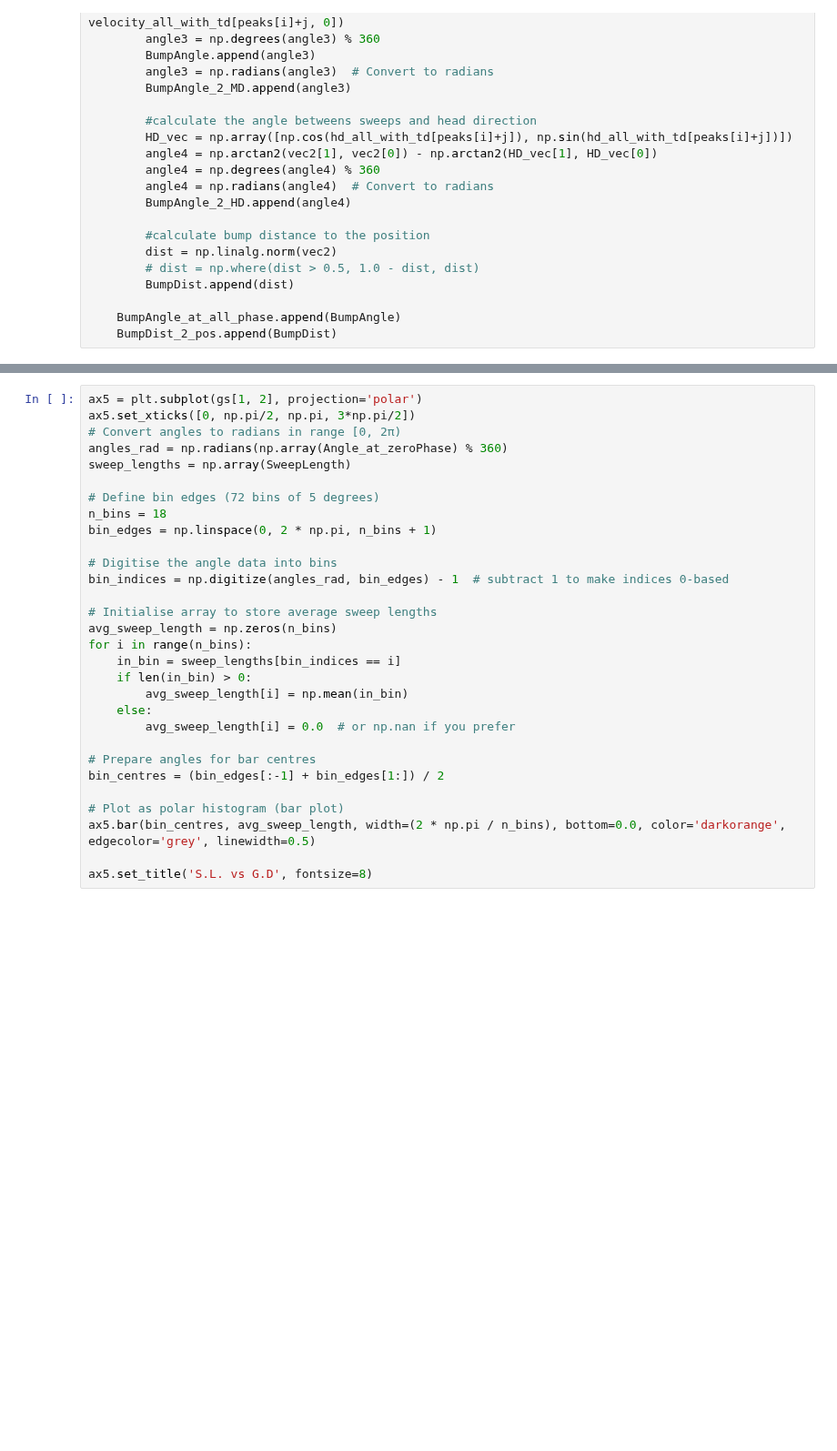
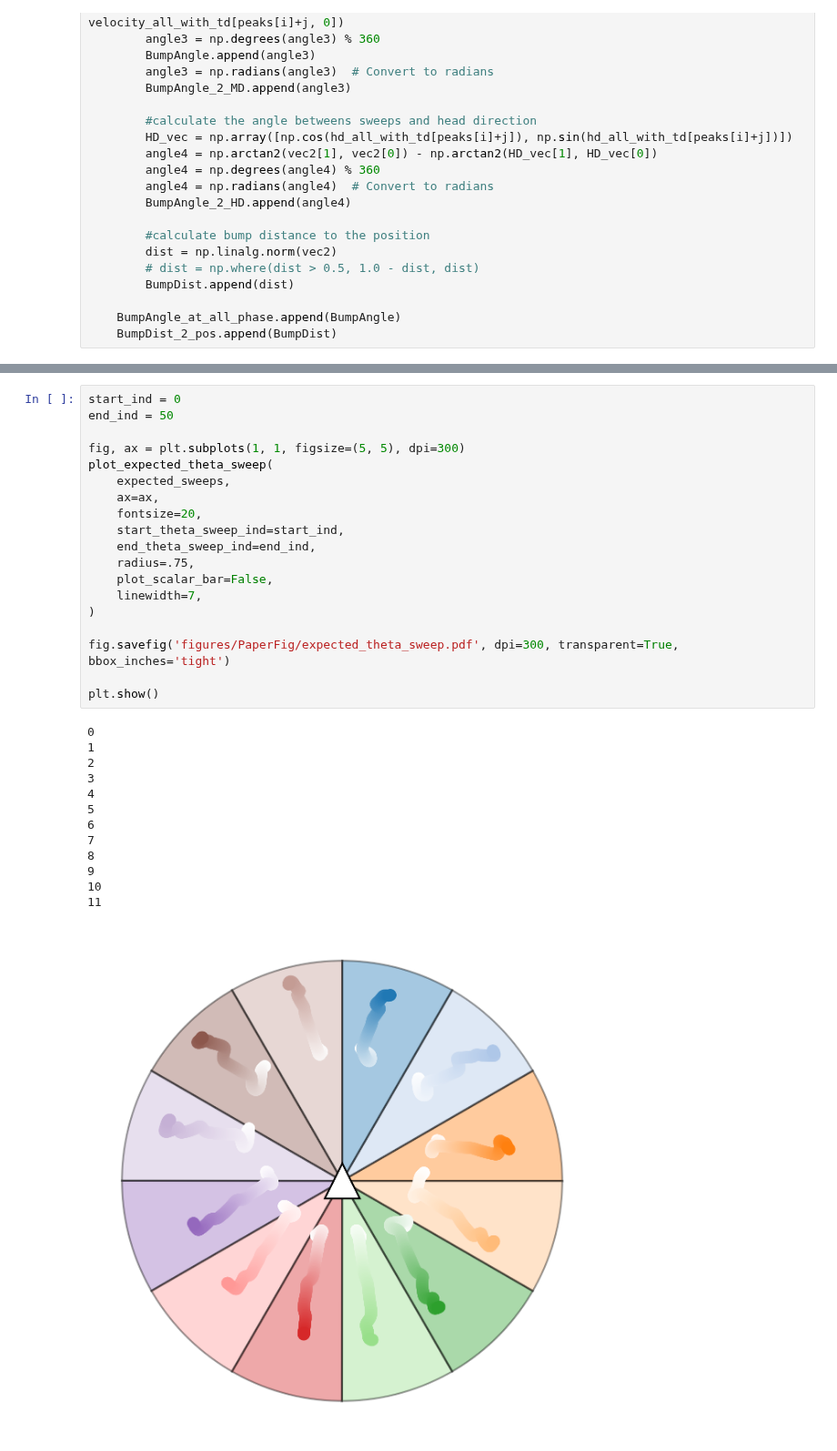
Before and after one commit to ZilongJi/HoneycombSweeps, a Jupyter notebook: full_simulation_my_version.ipynb, the cells around one changed output, grey strips where cells are left out. Shown at 91% size. Saved outputs shown, nothing was run; the diff lists cells and outputs as text; blank space fills up the shorter version.

```diff
--- a/full_simulation_my_version.ipynb
+++ b/full_simulation_my_version.ipynb
@@ -625,30 +689,33 @@ plt.show()
 # %%
-ax5 = plt.subplot(gs[1, 2], projection='polar')
-ax5.set_xticks([0, np.pi/2, np.pi, 3*np.pi/2])
-# Convert angles to radians in range [0, 2π)
-angles_rad = np.radians(np.array(Angle_at_zeroPhase) % 360)
-sweep_lengths = np.array(SweepLength)
+start_ind = 0
+end_ind = 50
 
-# Define bin edges (72 bins of 5 degrees)
-n_bins = 18
-bin_edges = np.linspace(0, 2 * np.pi, n_bins + 1)
+fig, ax = plt.subplots(1, 1, figsize=(5, 5), dpi=300)
+plot_expected_theta_sweep(
+    expected_sweeps,
+    ax=ax,
+    fontsize=20,
+    start_theta_sweep_ind=start_ind,
+    end_theta_sweep_ind=end_ind,
+    radius=.75,
+    plot_scalar_bar=False,
+    linewidth=7,
+)
 
-# Digitise the angle data into bins
-bin_indices = np.digitize(angles_rad, bin_edges) - 1  # subtract 1 to make indices 0-based
+fig.savefig('figures/PaperFig/expected_theta_sweep.pdf', dpi=300, transparent=True, bbox_inches='tight')
 
-# Initialise array to store average sweep lengths
-avg_sweep_length = np.zeros(n_bins)
-for i in range(n_bins):
-    in_bin = sweep_lengths[bin_indices == i]
-    if len(in_bin) > 0:
-        avg_sweep_length[i] = np.mean(in_bin)
-    else:
-        avg_sweep_length[i] = 0.0  # or np.nan if you prefer
-
-# Prepare angles for bar centres
-bin_centres = (bin_edges[:-1] + bin_edges[1:]) / 2
-
-# Plot as polar histogram (bar plot)
-ax5.bar(bin_centres, avg_sweep_length, width=(2 * np.pi / n_bins), bottom=0.0, color='darkorange', edgecolor='grey', linewidth=0.5)
-
-ax5.set_title('S.L. vs G.D', fontsize=8)
+plt.show()
+# %% [output]
+0
+1
+2
+3
+4
+5
+6
+7
+8
+9
+10
+11
+[figure, added]
```
Also changed, not shown: parts of 7 cells of this notebook, 6 other files.
